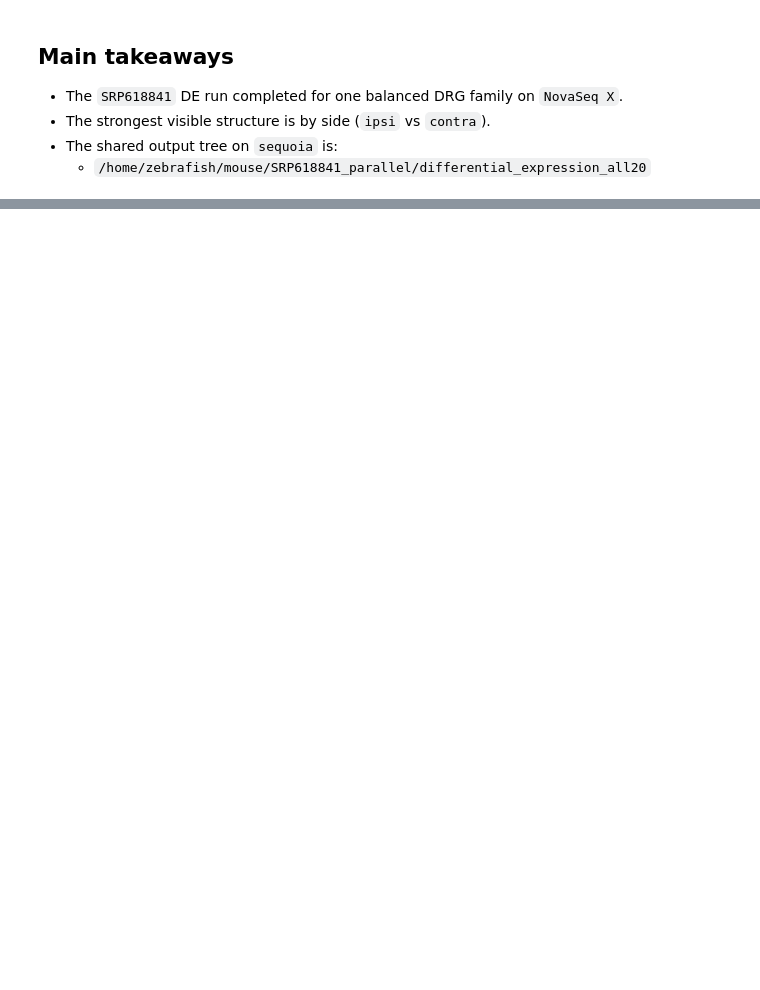
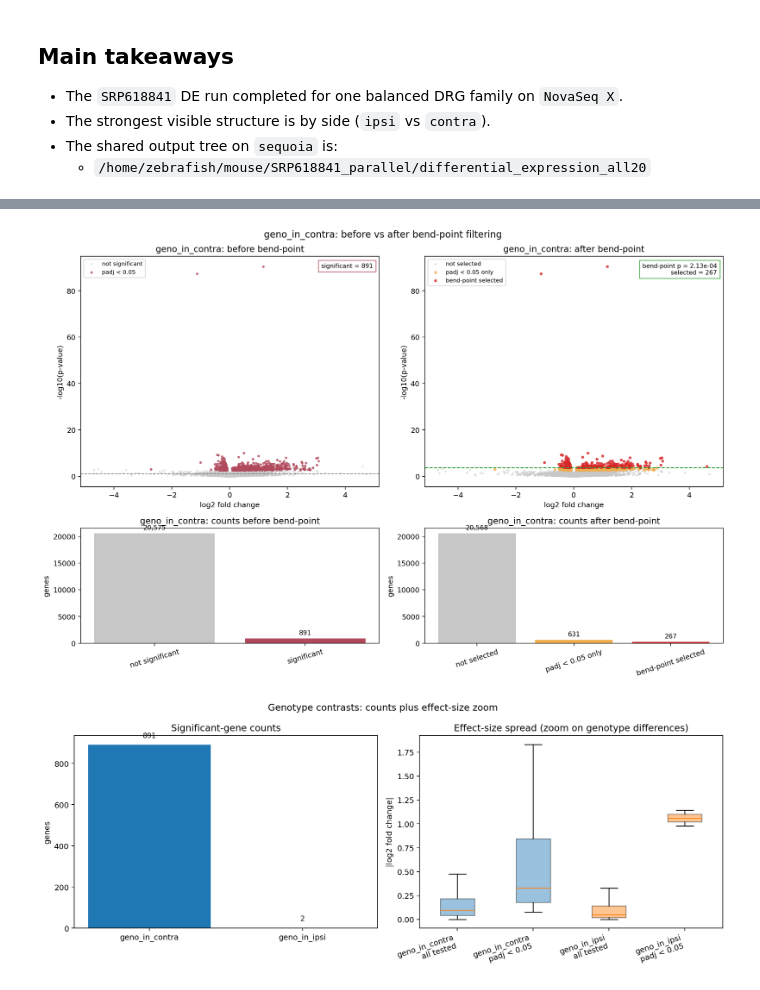
Before and after one commit to pzg8794/mouse_group_project_work, a Jupyter notebook: notebooks/mouse_differential_expression_team_walkthrough_all20.ipynb, the cells around one changed output, grey strips where cells are left out. Cells and saved outputs as stored; diff of their text form; code cells hidden in the pictures; blank space fills up the shorter version.

```diff
--- a/notebooks/mouse_differential_expression_team_walkthrough_all20.ipynb
+++ b/notebooks/mouse_differential_expression_team_walkthrough_all20.ipynb
@@ -143,0 +212,8 @@ display(pd.read_csv(FTABLES / 'ipsi_vs_contra_in_cre_top_genes.tsv', sep='	').he
+# %%
+display(Image(filename=str(DERIVED / 'geno_in_contra' / 'before_after_selection_comparison.png'), width=1000))
+display(Image(filename=str(DERIVED / 'genotype_comparison' / 'geno_counts_and_boxplot_zoom.png'), width=1000))
+display(pd.read_csv(DERIVED / 'geno_in_contra' / 'bendpoint_summary.tsv', sep='	'))
+display(pd.read_csv(DERIVED / 'geno_in_contra' / 'selected_genes_bendpoint.tsv', sep='	').head(15))
+# %% [output]
+[figure, added]
+[figure, added]
```
Also changed, not shown: parts of 15 cells of this notebook, 17 other files.
